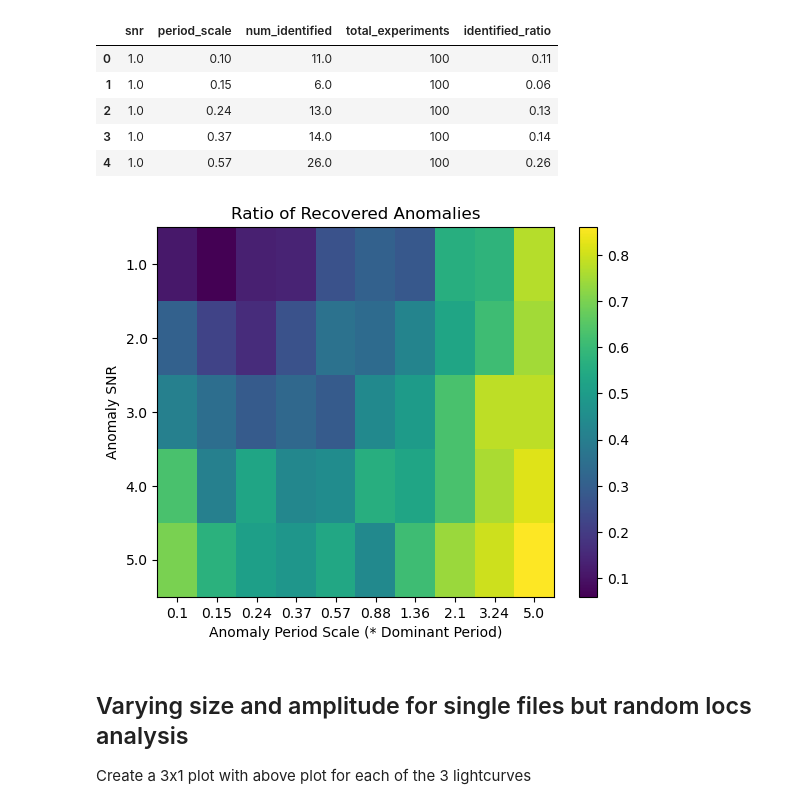
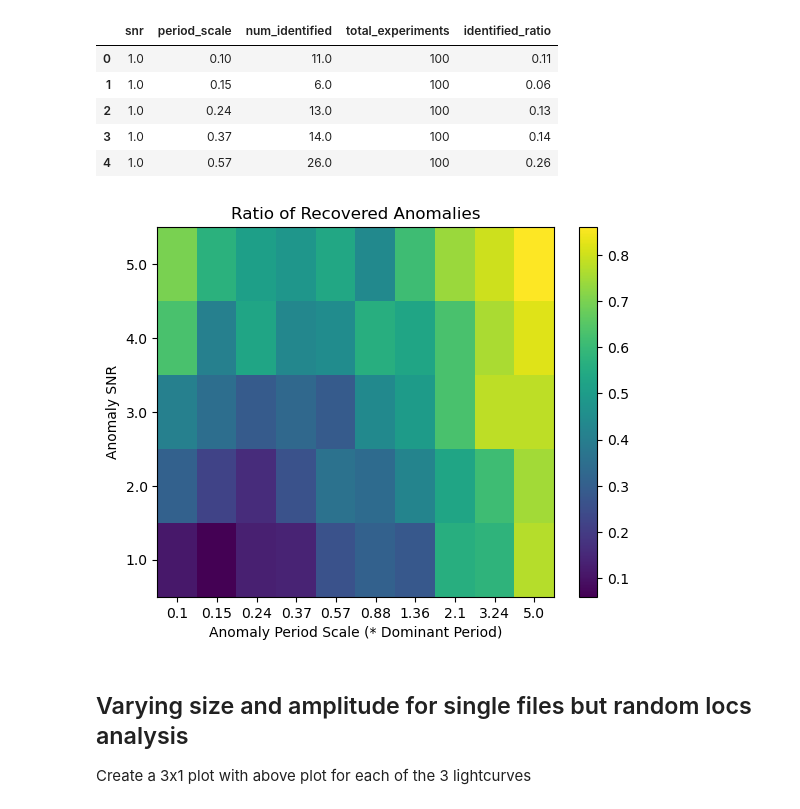
Before and after one commit to linneawolniewicz/dipper-detection, a Jupyter notebook: scripts/analyze_results.ipynb, the cells around one changed output. Saved outputs shown, nothing was run; the diff lists cells and outputs as text; code cells hidden in the pictures.

```diff
--- a/scripts/analyze_results.ipynb
+++ b/scripts/analyze_results.ipynb
@@ -41,14 +47,14 @@ print(best_interval)
 # %%
 # Load the lightcurve
 shape = "gaussian"
-period_scale = 0.5
-snr = 0.5
-locs = [1346.8693563201555]
+period_scale = 0.2
+snr = 2
+locs = [1445]
 
 # Load the data
-data_dir = '../data/k2/'
+lc_dir = '../data/k2/'
 filename = f'k2_{lightcurve_number}.fits'
-x, y, y_err = load_k2_data(data_dir + filename)
+x, y, y_err = load_k2_data(lc_dir + filename)
 
 # Scale data to be between 0 and 1
 y = (y - np.min(y)) / (np.max(y) - np.min(y))
@@ -119,17 +189,21 @@ grouped.head()
 # %%
 # Plot an imshow image colored by identified_ratio, x_axis is width_stdev, y_axis is amp
 pivot = grouped.pivot(index='snr', columns='period_scale', values='identified_ratio')
+
+# Re-index the pivot to have high SNR at the top and low SNR at the bottom
+pivot = pivot.reindex(index=pivot.index[::-1])
+
 plt.imshow(pivot, cmap='viridis', interpolation='nearest', aspect='auto')
 cbar = plt.colorbar()
 plt.xlabel("Anomaly Period Scale (* Dominant Period)")
 plt.ylabel("Anomaly SNR")
 plt.xticks(range(len(pivot.columns)), pivot.columns)
 plt.yticks(range(len(pivot.index)), pivot.index)
 plt.title("Ratio of Recovered Anomalies")
 plt.savefig(data_dir + data_name + ".png")
 plt.show()
 # %% [output]
-[figure, old version]
+[figure, new version]
 # %% [markdown]
 ## Varying size and amplitude for single files but random locs analysis
 Create a 3x1 plot with above plot for each of the 3 lightcurves
```
Also changed, not shown: parts of 15 cells of this notebook, 10 other files.
